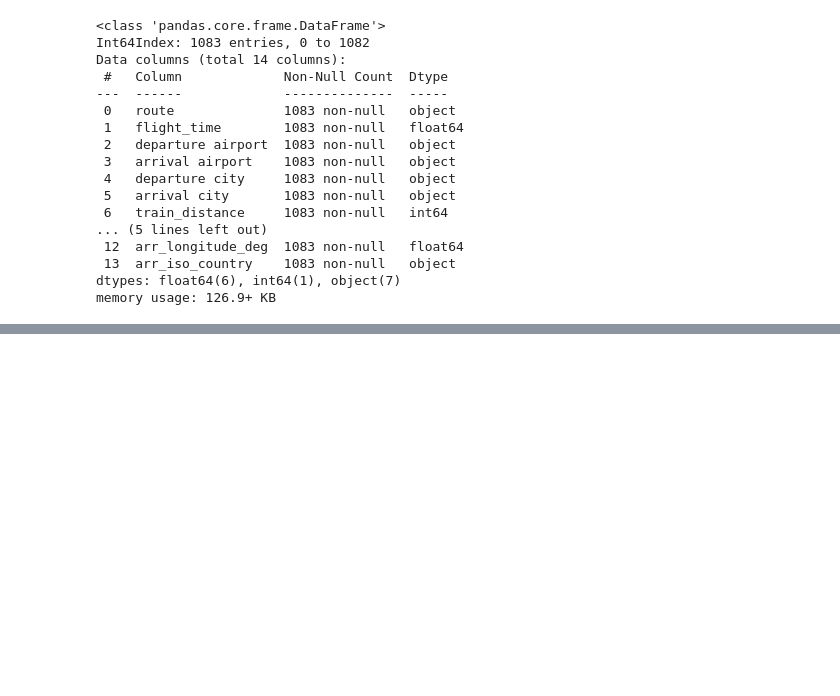
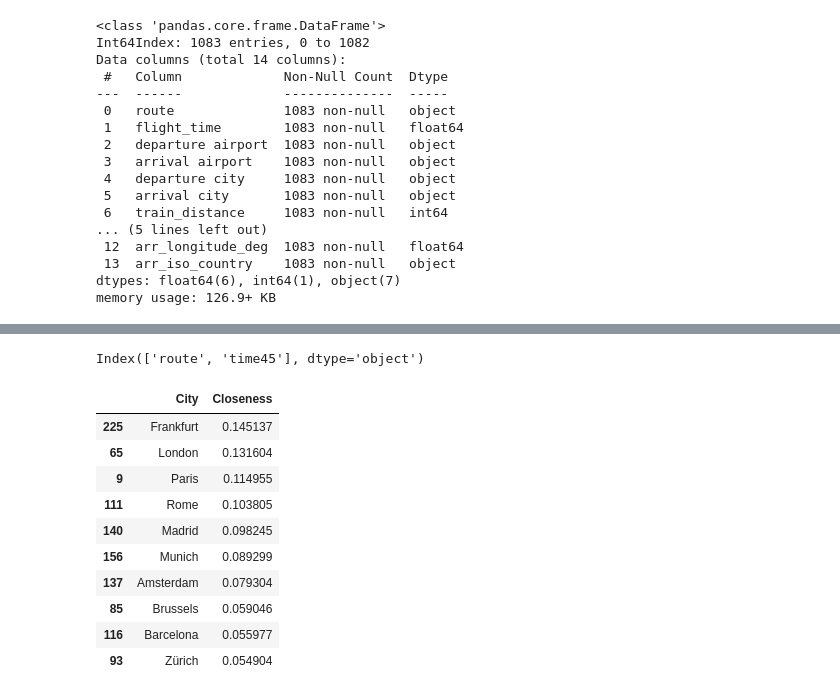
Before and after one commit to RabDou44/DOPP_group18, a Jupyter notebook: final notebook/Single_notebook.ipynb, the cells around one changed output, grey strips where cells are left out. Saved outputs shown, nothing was run; the diff lists cells and outputs as text; code cells hidden in the pictures; blank space fills up the shorter version.

```diff
--- a/final notebook/Single_notebook.ipynb
+++ b/final notebook/Single_notebook.ipynb
@@ -2012,0 +2241,16 @@ memory usage: 126.9+ KB
+# %%
+closeness = calculate_closeness(trains, flights, "time45")
+closeness.sort_values("Closeness",ascending=False).iloc[:10,:]
+# %% [output]
+Index(['route', 'time45'], dtype='object')
+|  | City | Closeness |
+| 225 | Frankfurt | 0.145137 |
+| 65 | London | 0.131604 |
+| 9 | Paris | 0.114955 |
+| 111 | Rome | 0.103805 |
+| 140 | Madrid | 0.098245 |
+| 156 | Munich | 0.089299 |
+| 137 | Amsterdam | 0.079304 |
+| 85 | Brussels | 0.059046 |
+| 116 | Barcelona | 0.055977 |
+| 93 | Zürich | 0.054904 |
```
Also changed, not shown: parts of 16 cells of this notebook, 1 other file.
